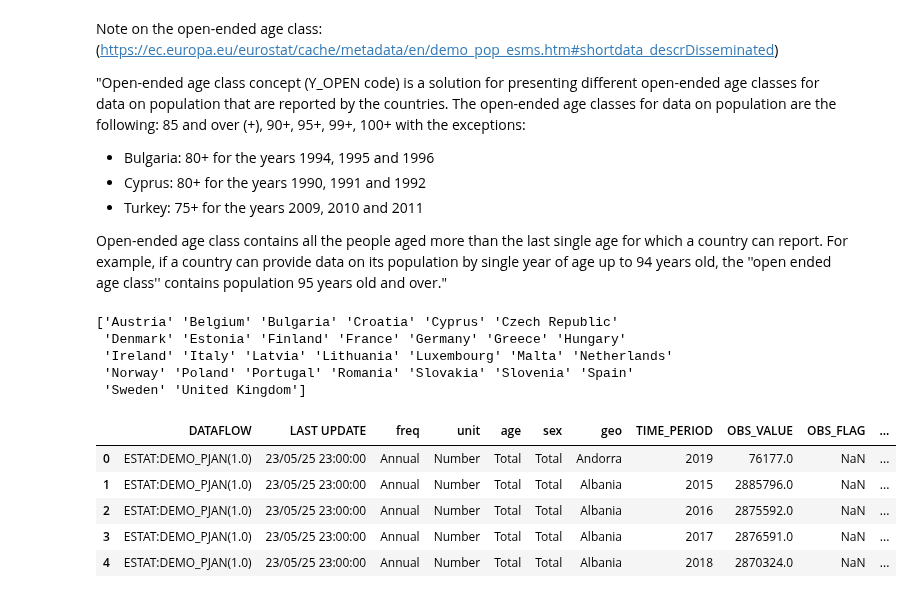
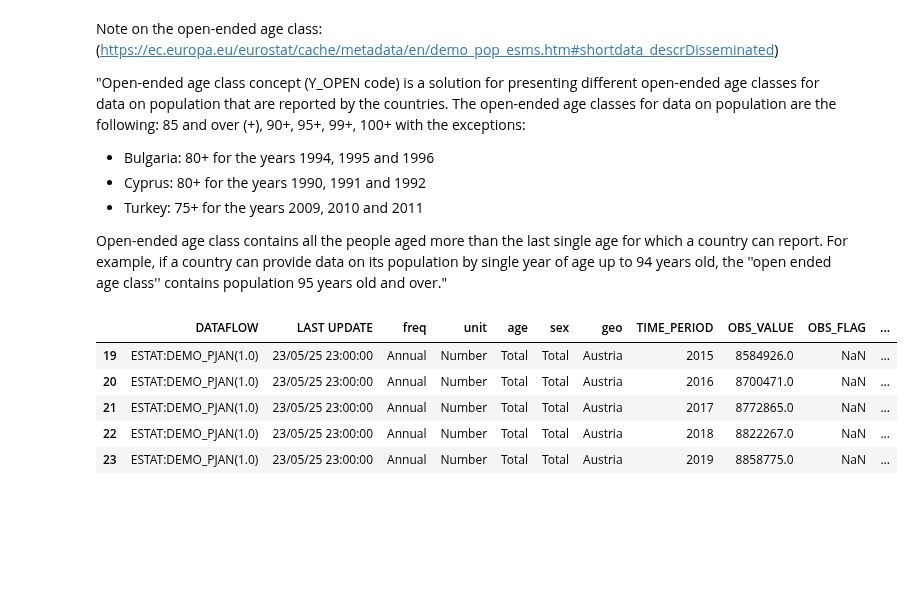
Before and after one commit to european-modelling-hubs/RespiCompass, a Jupyter notebook: auxiliary-data/population/raw-data/parse_eurostat_population.ipynb, the cells around one changed output. Cells and saved outputs as stored; diff of their text form; code cells hidden in the pictures; blank space fills up the shorter version.

```diff
--- a/auxiliary-data/population/raw-data/parse_eurostat_population.ipynb
+++ b/auxiliary-data/population/raw-data/parse_eurostat_population.ipynb
@@ -116,25 +105,24 @@ The open-ended age classes for data on population are the following: 85 and over
 - Turkey: 75+ for the years 2009, 2010 and 2011
 
 Open-ended age class contains all the people aged more than the last single age for which a country can report. For example, if a country can provide data on its population by single year of age up to 94 years old, the ''open ended age class'' contains population 95 years old and over."
-# %%
-# get list of countries in RESCEU data
-countries = pd.read_csv("../hospitalization_rates/RESCEU_total_hosp_rates.csv").country.unique()
-print(countries)
-# %% [output]
-['Austria' 'Belgium' 'Bulgaria' 'Croatia' 'Cyprus' 'Czech Republic'
- 'Denmark' 'Estonia' 'Finland' 'France' 'Germany' 'Greece' 'Hungary'
- 'Ireland' 'Italy' 'Latvia' 'Lithuania' 'Luxembourg' 'Malta' 'Netherlands'
- 'Norway' 'Poland' 'Portugal' 'Romania' 'Slovakia' 'Slovenia' 'Spain'
- 'Sweden' 'United Kingdom']
-# %%
-# import EUROSTAT population data
-df = pd.read_csv("./raw-data/estat_demo_pjan_filtered_en.csv")
-df.head()
-# %% [output]
-|  | DATAFLOW | LAST UPDATE | freq | unit | age | sex | geo | TIME_PERIOD | OBS_VALUE | OBS_FLAG | ... |
-| 0 | ESTAT:DEMO_PJAN(1.0) | 23/05/25 23:00:00 | Annual | Number | Total | Total | Andorra | 2019 | 76177.0 | NaN | ... |
-| 1 | ESTAT:DEMO_PJAN(1.0) | 23/05/25 23:00:00 | Annual | Number | Total | Total | Albania | 2015 | 2885796.0 | NaN | ... |
-| 2 | ESTAT:DEMO_PJAN(1.0) | 23/05/25 23:00:00 | Annual | Number | Total | Total | Albania | 2016 | 2875592.0 | NaN | ... |
-| 3 | ESTAT:DEMO_PJAN(1.0) | 23/05/25 23:00:00 | Annual | Number | Total | Total | Albania | 2017 | 2876591.0 | NaN | ... |
-| 4 | ESTAT:DEMO_PJAN(1.0) | 23/05/25 23:00:00 | Annual | Number | Total | Total | Albania | 2018 | 2870324.0 | NaN | ... |
+# %%
+# import list of countries
+countries = pd.read_csv("../../../supporting-files/countries.csv")
+
+# import raw eurostat data on births
+births = pd.read_csv("../../births/raw-data/estat_demo_fmonth_filtered_en.csv")
+births = births.loc[(births.month != "Total") & (births.geo.isin(countries.country_name.values))]
+births["date"] = pd.to_datetime(births["TIME_PERIOD"].astype(str) + "-" + births["month"].astype(str) + "-01")
+
+# import raw eurostat data on population
+population = pd.read_csv("./estat_demo_pjan_filtered_en.csv")
+population = population.loc[population.geo.isin(countries.country_name.values)]
+population.head()
+# %% [output]
+|  | DATAFLOW | LAST UPDATE | freq | unit | age | sex | geo | TIME_PERIOD | OBS_VALUE | OBS_FLAG | ... |
+| 19 | ESTAT:DEMO_PJAN(1.0) | 23/05/25 23:00:00 | Annual | Number | Total | Total | Austria | 2015 | 8584926.0 | NaN | ... |
+| 20 | ESTAT:DEMO_PJAN(1.0) | 23/05/25 23:00:00 | Annual | Number | Total | Total | Austria | 2016 | 8700471.0 | NaN | ... |
+| 21 | ESTAT:DEMO_PJAN(1.0) | 23/05/25 23:00:00 | Annual | Number | Total | Total | Austria | 2017 | 8772865.0 | NaN | ... |
+| 22 | ESTAT:DEMO_PJAN(1.0) | 23/05/25 23:00:00 | Annual | Number | Total | Total | Austria | 2018 | 8822267.0 | NaN | ... |
+| 23 | ESTAT:DEMO_PJAN(1.0) | 23/05/25 23:00:00 | Annual | Number | Total | Total | Austria | 2019 | 8858775.0 | NaN | ... |
 # %%
```
Also changed, not shown: parts of 5 cells of this notebook, 3 other files.
